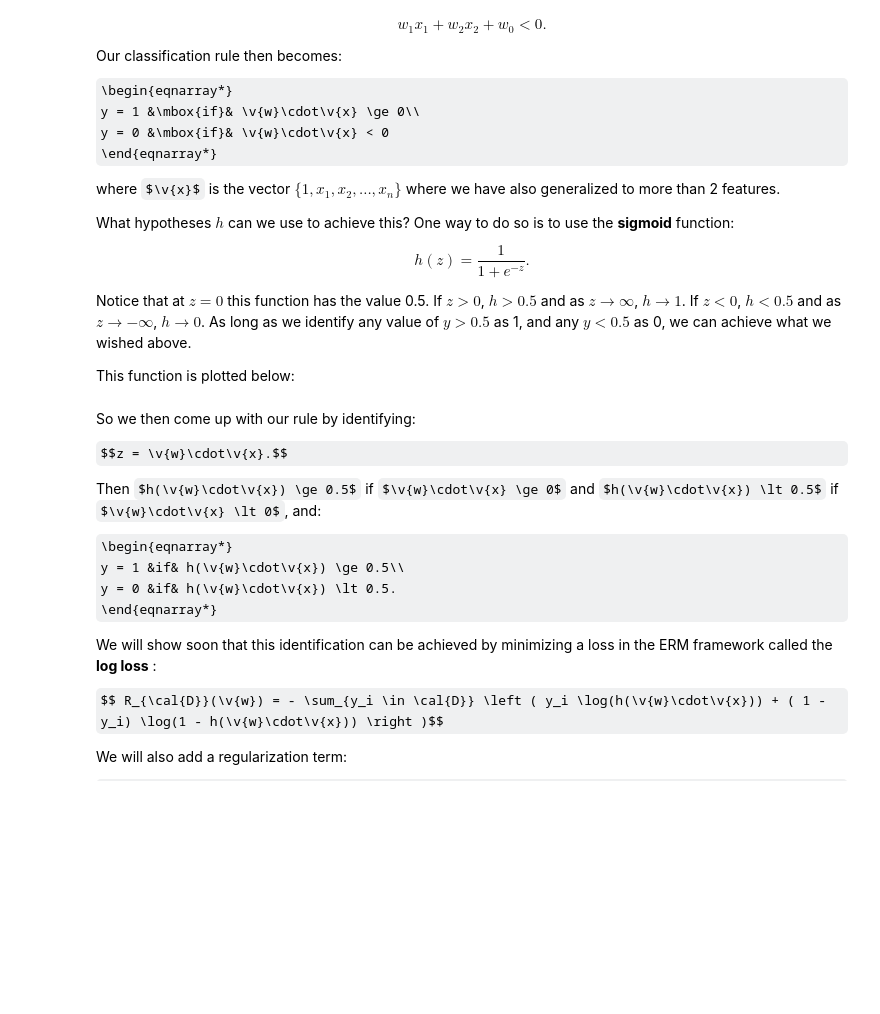
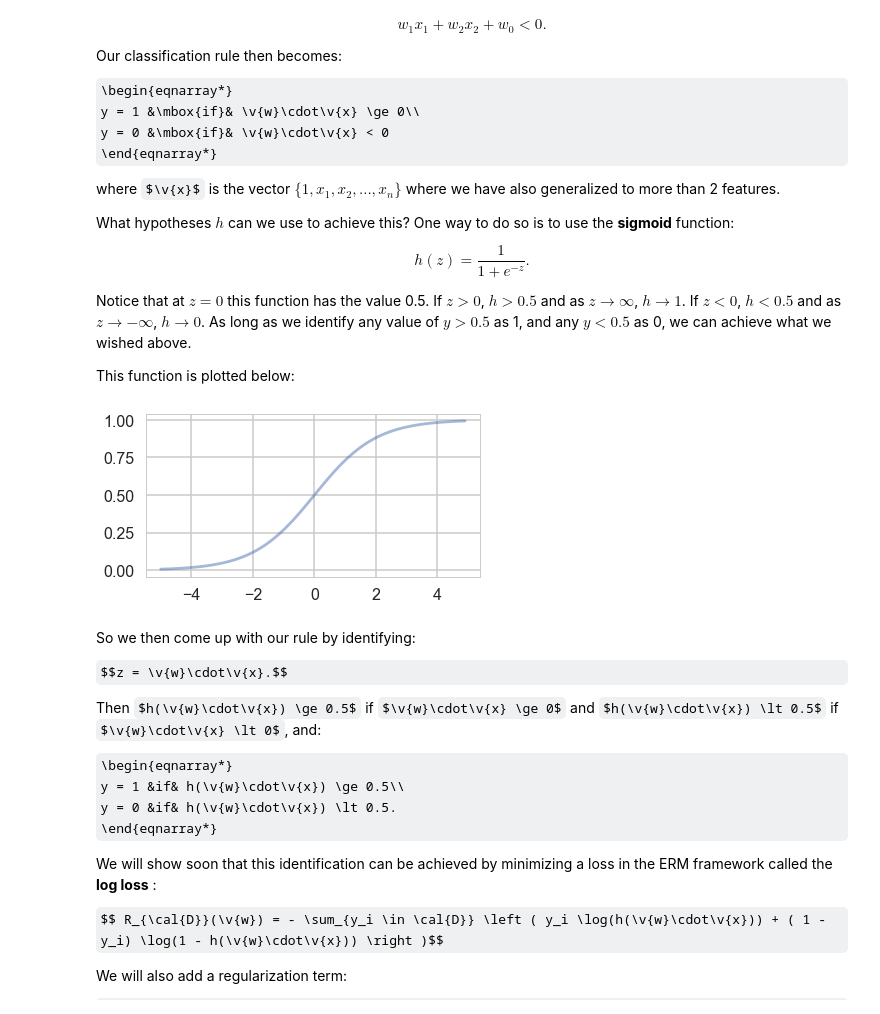
Before and after one commit to JCardenasRdz/SpringBoard, a Jupyter notebook: Projects/16_Logistic_Regression/Mini_Project_Logistic_Regression_Solution.ipynb, the cells around one changed output. Saved outputs shown, nothing was run; the diff lists cells and outputs as text; code cells hidden in the pictures; some formulas as TeX source; blank space fills up the shorter version.

```diff
--- a/Projects/16_Logistic_Regression/Mini_Project_Logistic_Regression_Solution.ipynb
+++ b/Projects/16_Logistic_Regression/Mini_Project_Logistic_Regression_Solution.ipynb
@@ -305,7 +380,9 @@ This function is plotted below:
 # %%
 h = lambda z: 1. / (1 + np.exp(-z))
 zs=np.arange(-5, 5, 0.1)
-plt.plot(zs, h(zs), alpha=0.5);
+plt.figure(figsize=(6,3)); plt.plot(zs, h(zs), alpha=0.5);
+# %% [output]
+[figure, added]
 # %% [markdown]
 So we then come up with our rule by identifying:
 
```
Also changed, not shown: parts of 21 cells of this notebook, 3 other files.
